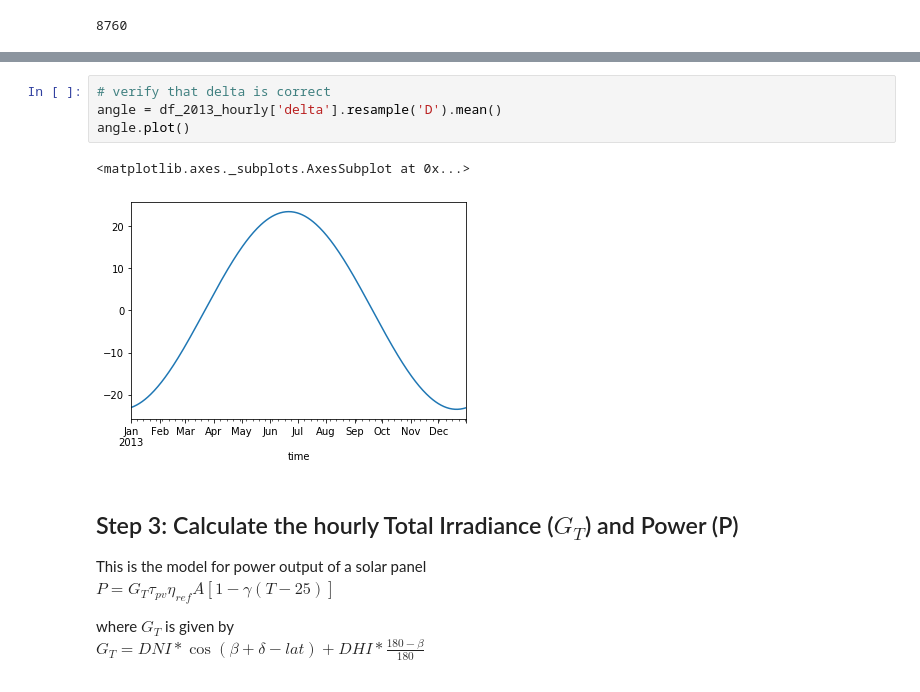
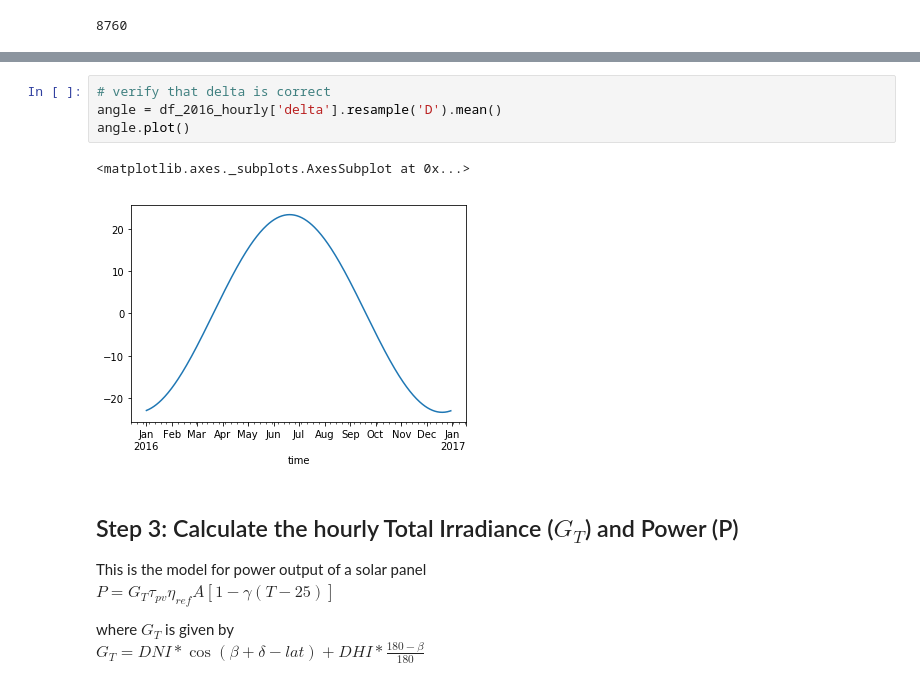
Before and after one commit to arfc/pride, a Jupyter notebook: data_processing/solar_power.ipynb, the cells around one changed output, grey strips where cells are left out. Saved outputs shown, nothing was run; the diff lists cells and outputs as text.

```diff
--- a/data_processing/solar_power.ipynb
+++ b/data_processing/solar_power.ipynb
@@ -158,10 +149,10 @@ df_2013_hourly
 # %%
 # verify that delta is correct
-angle = df_2013_hourly['delta'].resample('D').mean()
+angle = df_2016_hourly['delta'].resample('D').mean()
 angle.plot()
 # %% [output]
 <matplotlib.axes._subplots.AxesSubplot at 0x...>
-[figure, old version]
+[figure, new version]
 # %% [markdown]
 ## Step 3: Calculate the hourly Total Irradiance ($G_T$) and Power (P)
 
```
Also changed, not shown: parts of 31 cells of this notebook.
